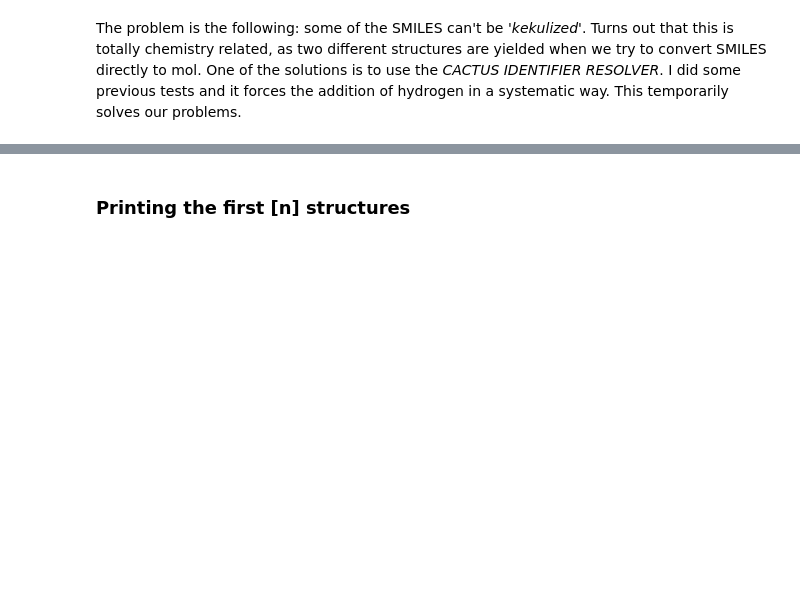
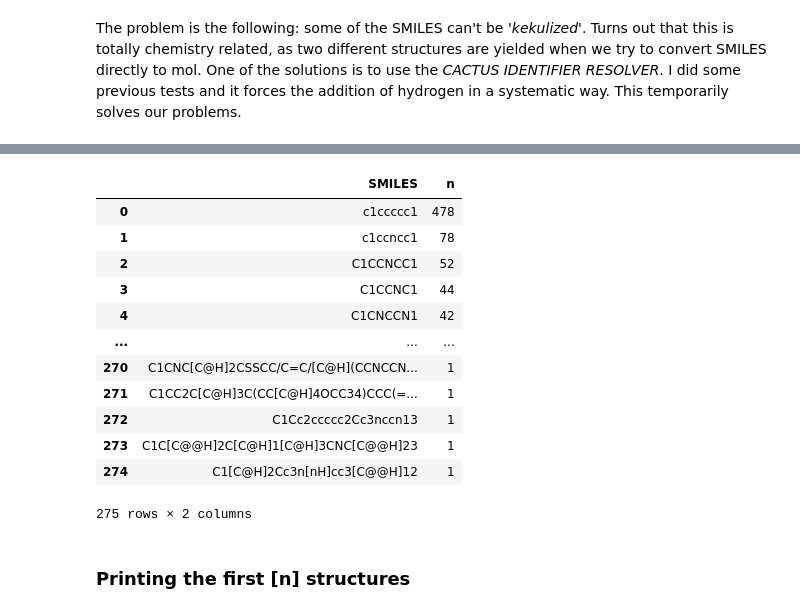
Before and after one commit to arturcgs/lipinski-analysis, a Jupyter notebook: jupyter_notebooks/9_study_of_rings.ipynb, the cells around one changed output, grey strips where cells are left out. Drawn from its saved outputs; the diff is of its cells as text; code cells hidden in the pictures; blank space fills up the shorter version.

```diff
--- a/jupyter_notebooks/9_study_of_rings.ipynb
+++ b/jupyter_notebooks/9_study_of_rings.ipynb
@@ -170,3 +104,33 @@ RDKit ERROR: [14:29:36] Can't kekulize mol.  Unkekulized atoms: 0 1 2 3 4
+# %%
+# Counting the SMILES appearances:
+counter = {}
+for ring_smile in rings_on_smiles:
+    ring_smile = check_kekulized(ring_smile)
+    counter[ring_smile] = counter.get(ring_smile, 0) + 1
+
+# Transforming it into a pandas object:
+rings_df = pd.DataFrame.from_dict(counter, orient='index', columns=['n'])
+rings_df = rings_df.reset_index()
+rings_df.rename(columns={'index':'SMILES'}, inplace=True)
+
+#  On descending order to ease the vizualization
+rings_df = rings_df.sort_values(by='n', ascending=False)
+rings_df = rings_df.reset_index(drop=True)
+rings_df
+# %% [output]
+|  | SMILES | n |
+| 0 | c1ccccc1 | 478 |
+| 1 | c1ccncc1 | 78 |
+| 2 | C1CCNCC1 | 52 |
+| 3 | C1CCNC1 | 44 |
+| 4 | C1CNCCN1 | 42 |
+| ... | ... | ... |
+| 270 | C1CNC[C@H]2CSSCC/C=C/[C@H](CCNCCN... | 1 |
+| 271 | C1CC2C[C@H]3C(CC[C@H]4OCC34)CCC(=... | 1 |
+| 272 | C1Cc2ccccc2Cc3nccn13 | 1 |
+| 273 | C1C[C@@H]2C[C@H]1[C@H]3CNC[C@@H]23 | 1 |
+| 274 | C1[C@H]2Cc3n[nH]cc3[C@@H]12 | 1 |
+275 rows × 2 columns
 # %% [markdown]
 ### Printing the first [n] structures
 # %%
```
Also changed, not shown: parts of 5 cells of this notebook.
